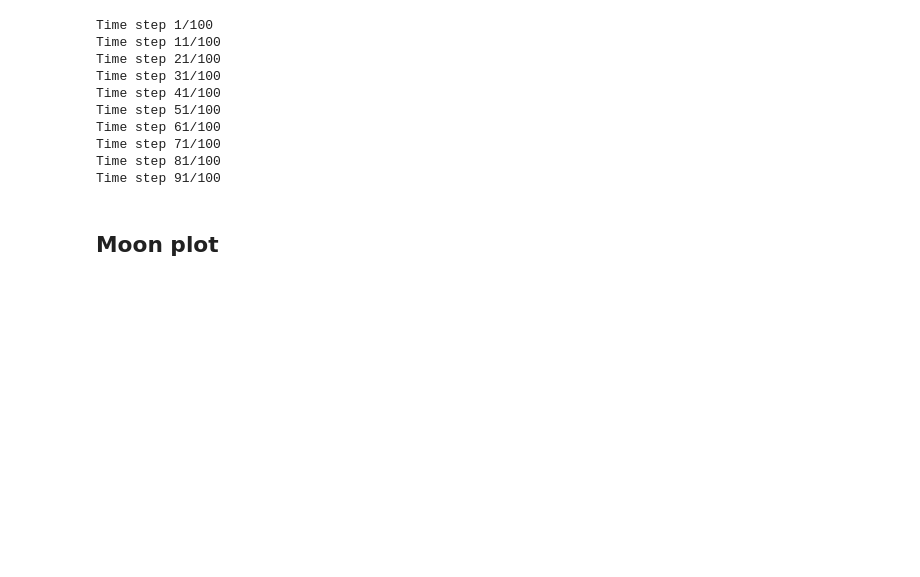
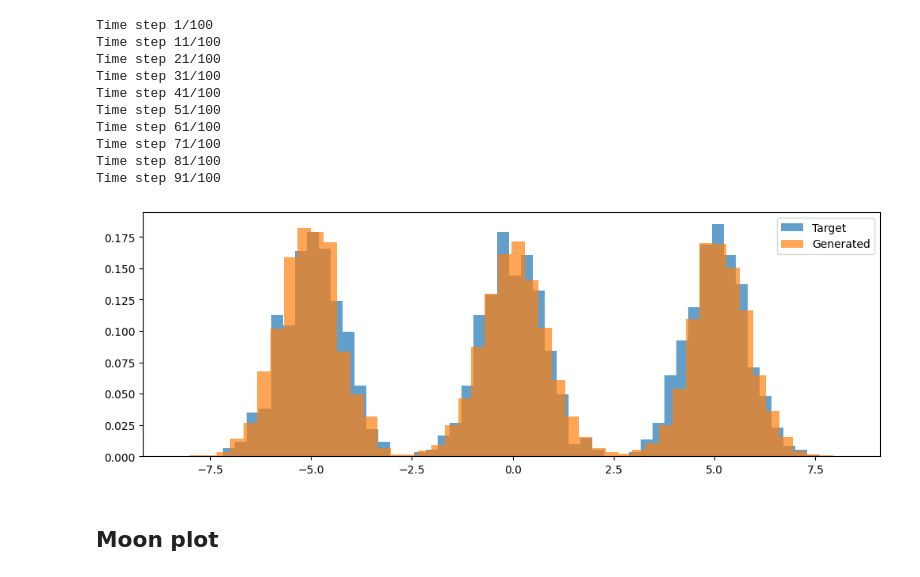
Before and after one commit to ArjunS07/s25-fermilab-research, a Jupyter notebook: week-1/flow-matching.ipynb, the cells around one changed output. Cells and saved outputs as stored; diff of their text form; code cells hidden in the pictures; blank space fills up the shorter version.

```diff
--- a/week-1/flow-matching.ipynb
+++ b/week-1/flow-matching.ipynb
@@ -208,7 +213,7 @@ def create_flow_evolution_video(flow_model, initial_gaussian_samples, x_1, simul
 
     return anim
 # %%
-num_plot_samples = 15000
+num_plot_samples = 25000
 initial_gaussian_samples = torch.randn(num_plot_samples, 1) * x_0_dist_std + x_0_dist_mean
 anim = create_flow_evolution_video(flow_model, initial_gaussian_samples, x_1, simulate_trajectory, save_path='figs/flow_evolution.mp4')
 HTML(anim.to_jshtml())
@@ -224,3 +229,13 @@ Time step 61/100
 Time step 71/100
 Time step 81/100
 Time step 91/100
+# %%
+final_samples = simulate_trajectory(flow_model, initial_gaussian_samples, 0, 1.0, num_steps=50)
+
+plt.figure(figsize=(12, 4))
+plt.hist(x_1.numpy().flatten(), bins=50, alpha=0.7, density=True, label='Target')
+plt.hist(final_samples.detach().numpy().flatten(), bins=50, alpha=0.7, density=True, label='Generated')
+plt.legend()
+plt.savefig('figs/final_samples_histogram.png')
+# %% [output]
+[figure, added]
```
Also changed, not shown: parts of 8 cells of this notebook, 3 other files.
